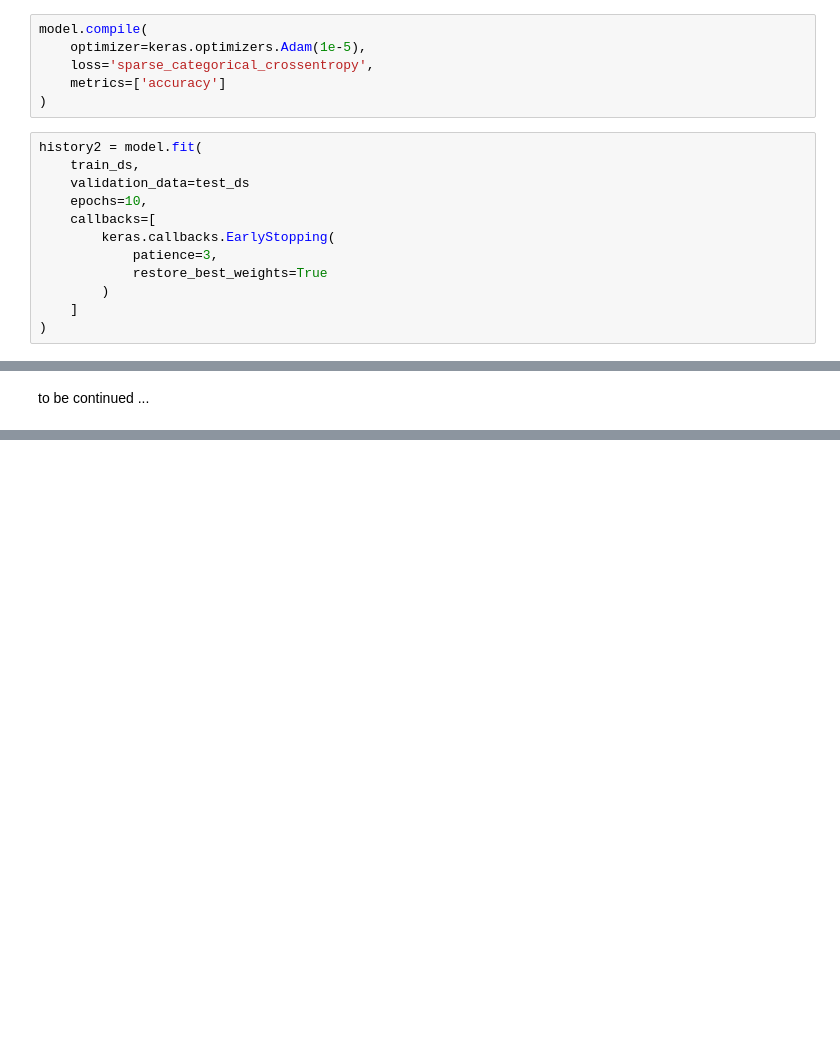
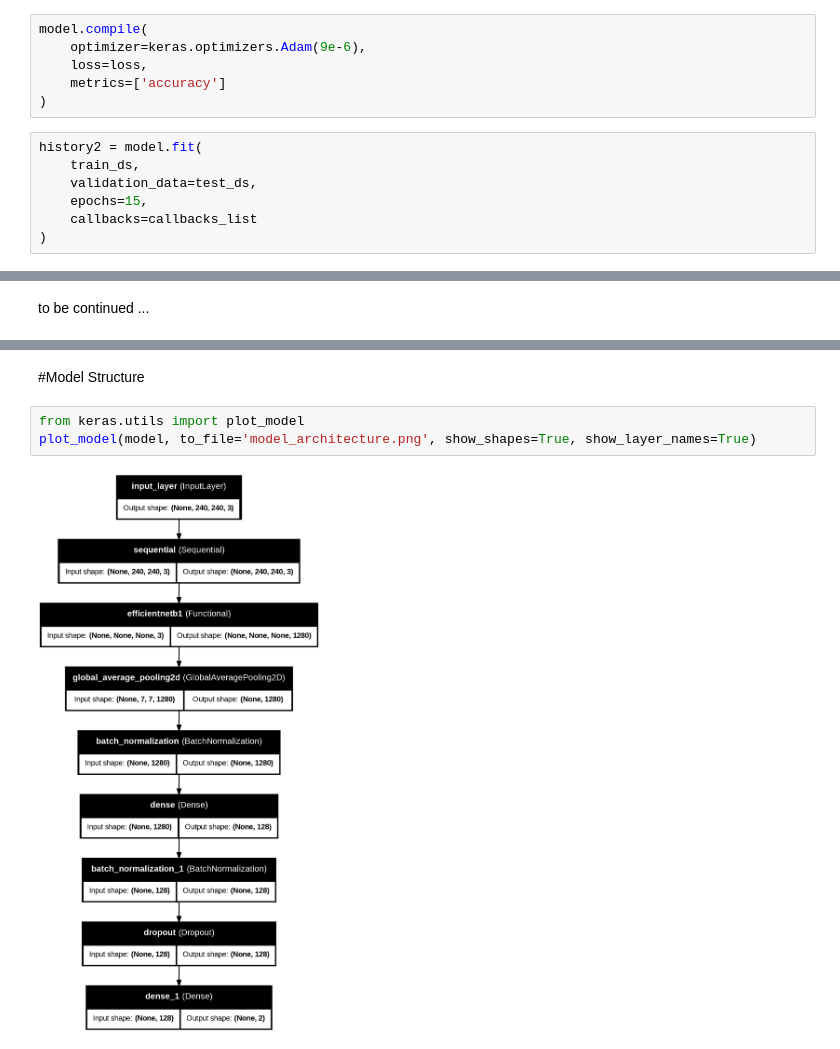
Before and after one commit to Shubhadip1004/SniffAI, a Jupyter notebook: SniffAI.ipynb, the cells around one changed output, grey strips where cells are left out. Drawn from its saved outputs; the diff is of its cells as text; blank space fills up the shorter version.

```diff
--- a/SniffAI.ipynb
+++ b/SniffAI.ipynb
@@ -169,20 +214,15 @@ for layer in base_model.layers[-30:]:
     layer.trainable = True
 # %%
 model.compile(
-    optimizer=keras.optimizers.Adam(1e-5),
-    loss='sparse_categorical_crossentropy',
+    optimizer=keras.optimizers.Adam(9e-6),
+    loss=loss,
     metrics=['accuracy']
 )
 # %%
 history2 = model.fit(
     train_ds,
-    validation_data=test_ds
-    epochs=10,
-    callbacks=[
-        keras.callbacks.EarlyStopping(
-            patience=3,
-            restore_best_weights=True
-        )
-    ]
+    validation_data=test_ds,
+    epochs=15,
+    callbacks=callbacks_list
 )
 # %% [output]
@@ -212,0 +306,7 @@ to be continued ...
+# %% [markdown]
+#Model Structure
+# %%
+from keras.utils import plot_model
+plot_model(model, to_file='model_architecture.png', show_shapes=True, show_layer_names=True)
+# %% [output]
+[figure, added]
```
Also changed, not shown: parts of 18 cells of this notebook, 5 other files.
